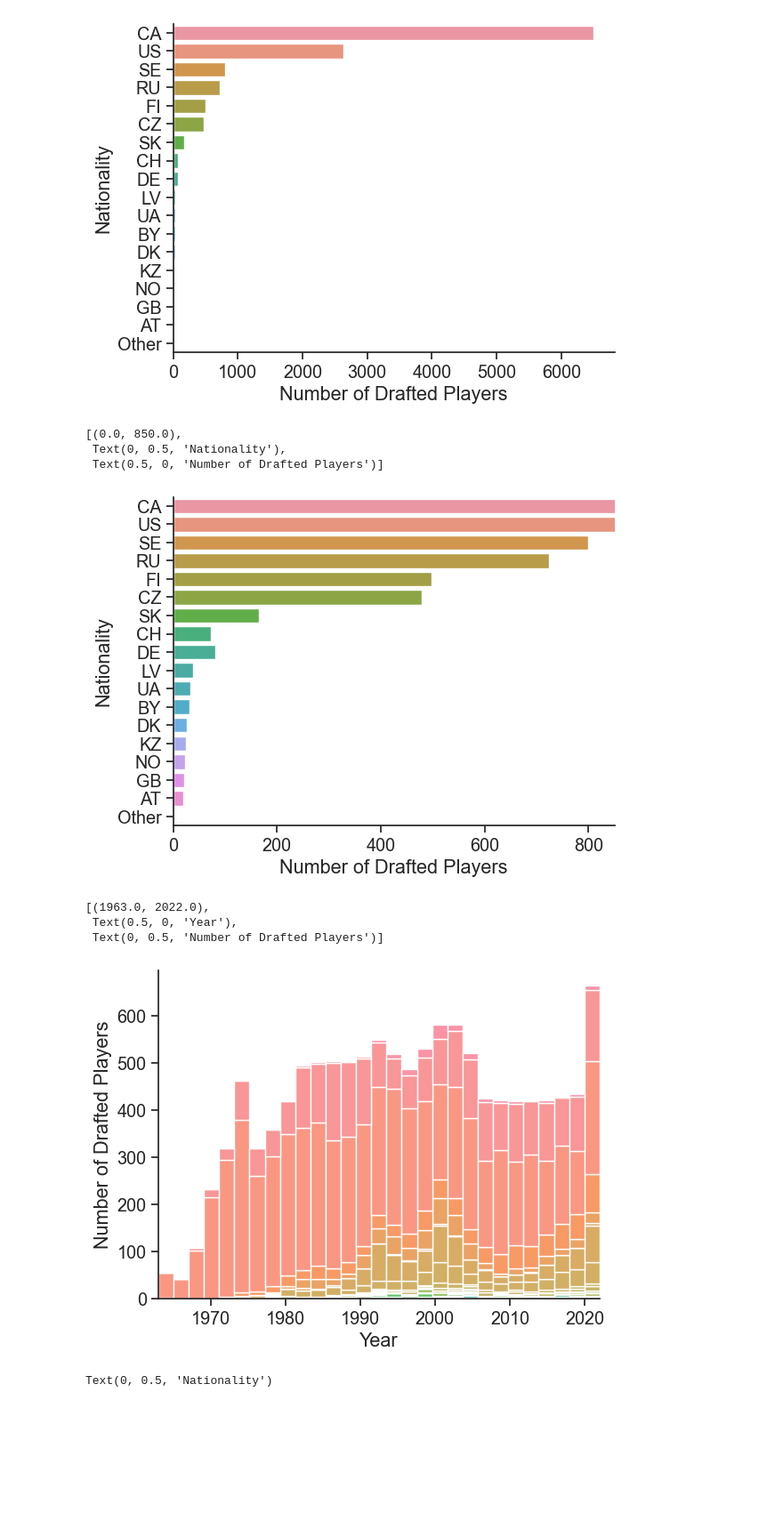
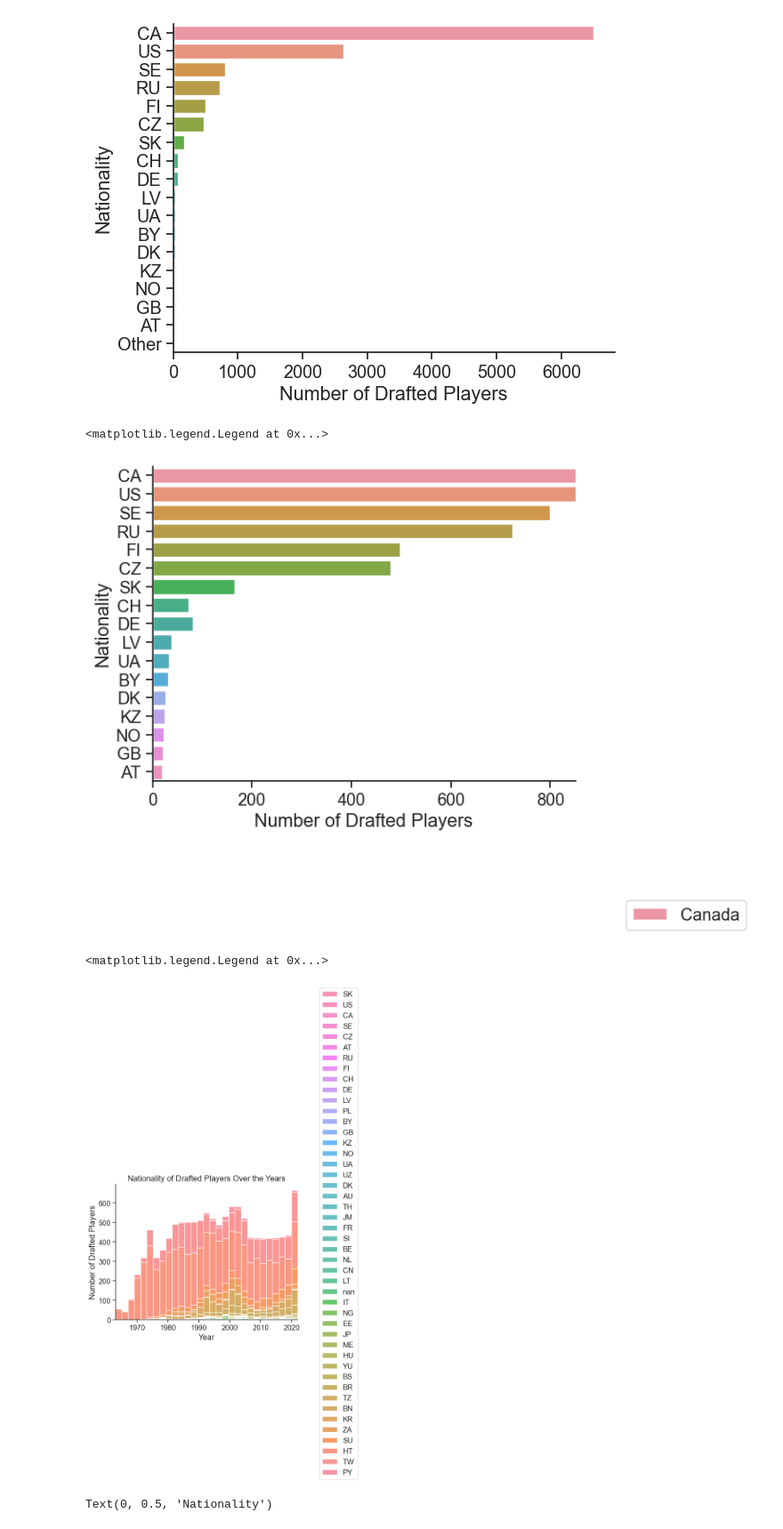
Before and after one commit to ubco-W2022T2-data301/project-group-group31, a Jupyter notebook: analysis/analysis2.ipynb, the cells around one changed output. Shown at 89% size. Cells and saved outputs as stored; diff of their text form; code cells hidden in the pictures; blank space fills up the shorter version.

```diff
--- a/analysis/analysis2.ipynb
+++ b/analysis/analysis2.ipynb
@@ -67,9 +58,8 @@ sns.countplot(y='nationality', data = df, order=['CA', 'US', 'SE', 'RU', 'FI', '
 #Since Canada and USA have a such a significant amount of players that it makes other nationalities appear to have no value,
 #I decided to make this countplot again but lower the max x axis limit.
 sns.countplot(y='nationality', data = df, order=['CA', 'US', 'SE', 'RU', 'FI', 'CZ', 'SK', 'CH', 'DE', 'LV',
-'UA','BY','DK', 'KZ', 'NO', 'GB','AT','Other']).set(xlim=(0,850), ylabel="Nationality",xlabel="Number of Drafted Players")
+'UA','BY','DK', 'KZ', 'NO', 'GB','AT']).set(xlim=(0,850), ylabel="Nationality",xlabel="Number of Drafted Players")
+plt.legend(["Canada","USA", "Sweden", "Russia", "Finland", "Czechia", "Slovakia", "Switzerland","Germany", "Latvia", "Ukraine", "Belarus", "Denmark", "Kazakhstan", "Norway","Great Britain","Austria"], loc='lower left', bbox_to_anchor=(1.1, -0.5))
 # %% [output]
-[(0.0, 850.0),
- Text(0, 0.5, 'Nationality'),
- Text(0.5, 0, 'Number of Drafted Players')]
+<matplotlib.legend.Legend at 0x...>
-[figure, old version]
+[figure, new version]
@@ -76,7 +70,6 @@ sns.countplot(y='nationality', data = df, order=['CA', 'US', 'SE', 'RU', 'FI', '
 # %%
-sns.histplot(df, x='year', hue='nationality', multiple='stack', legend=False).set(xlim=(1963, 2022), xlabel="Year",ylabel="Number of Drafted Players")
+sns.histplot(df, x='year', hue='nationality', multiple='stack', legend=False).set(xlim=(1963, 2022), xlabel="Year",ylabel="Number of Drafted Players", title="Nationality of Drafted Players Over the Years")
+plt.legend(df['nationality'].unique() ,loc='lower left', bbox_to_anchor=(1.1, -1.2))
 # %% [output]
-[(1963.0, 2022.0),
- Text(0.5, 0, 'Year'),
- Text(0, 0.5, 'Number of Drafted Players')]
+<matplotlib.legend.Legend at 0x...>
-[figure, old version]
+[figure, new version]
```
Also changed, not shown: parts of 5 cells of this notebook.
